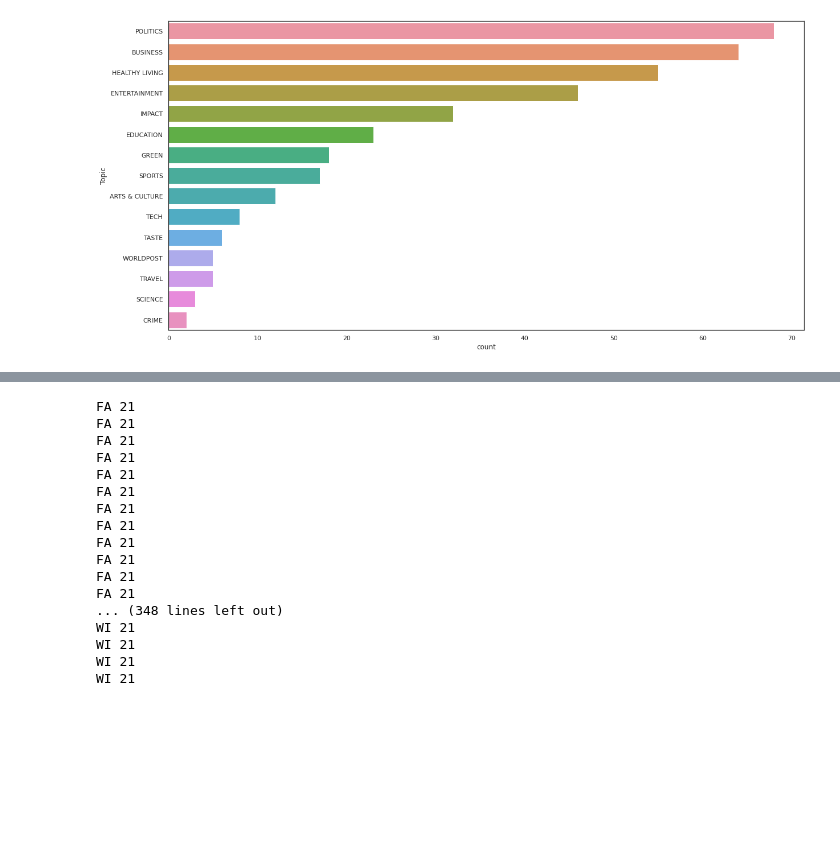
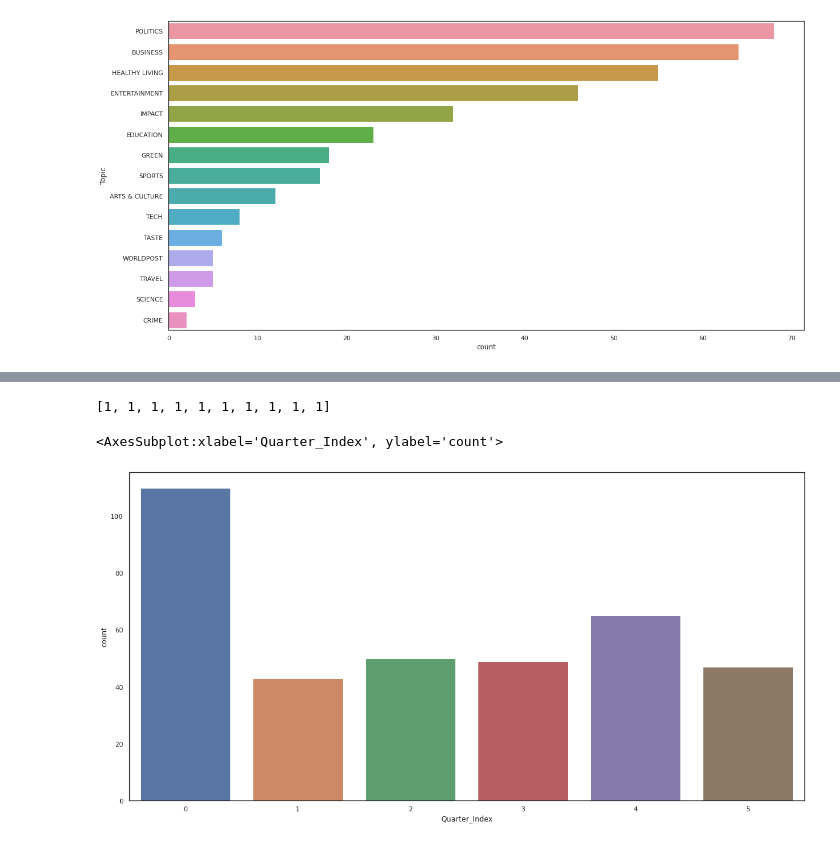
Before and after one commit to jchung01/COGS108-Project-Copy, a Jupyter notebook: EDACheckpointGroup096-Fa21.ipynb, the cells around one changed output, grey strips where cells are left out. Saved outputs shown, nothing was run; the diff lists cells and outputs as text; code cells hidden in the pictures; blank space fills up the shorter version.

```diff
--- a/EDACheckpointGroup096-Fa21.ipynb
+++ b/EDACheckpointGroup096-Fa21.ipynb
@@ -109,35 +110,26 @@ sns.countplot(x='Topic',data=df, hue='Year', order=df['Topic'].value_counts().in
 chronological = []
 #starting from spring 19 as 0, and incrementing, so that fall 19 is 1, winter 20 is 2
 #spring 19: 0
+#fall 20: 1
 #winter 20: 2
 #spring 20: 3
-#fall 20: 4
-#winter 21: 5
-#spring 21:
+#winter 21: 4
+#spring 21: 5
 #
-qtr_index = {"SP19": 0, "FA19": 1, "WI20": 2, "SP20": 3, "FA20":
+qtr_index_dict = {"SP19": 0, "FA20": 1, "WI20": 2, "SP20": 3, "WI21": 4, "SP21": 5}
+qtr_index = []
 
 for index, row in df.iterrows():
-    print(row['Quarter'], row['Year'])
-    #if(row['Quarter'] == "SP"):
-    #   print(row['Year'])
+#     print(row['Quarter'], row['Year'])
+    qtr = row['Quarter'] + str(row['Year'])
+    qtr_index.append(qtr_index_dict[qtr])
+
+print(qtr_index[:10])
+df['Quarter_Index'] = qtr_index
 # %% [output]
-FA 21
-FA 21
-FA 21
-FA 21
-FA 21
-FA 21
-FA 21
-FA 21
-FA 21
-FA 21
-FA 21
-FA 21
-... (348 lines left out)
-WI 21
-WI 21
-WI 21
-WI 21
+[1, 1, 1, 1, 1, 1, 1, 1, 1, 1]
 # %%
-sns.countplot(x='Topic',data=df, hue='Year', order=df['Topic'].value_counts().index)
+sns.countplot(x='Quarter_Index',data=df)
+# %% [output]
+<AxesSubplot:xlabel='Quarter_Index', ylabel='count'>
+[figure, added]
```
Also changed, not shown: parts of 6 cells of this notebook, 2 other files.
